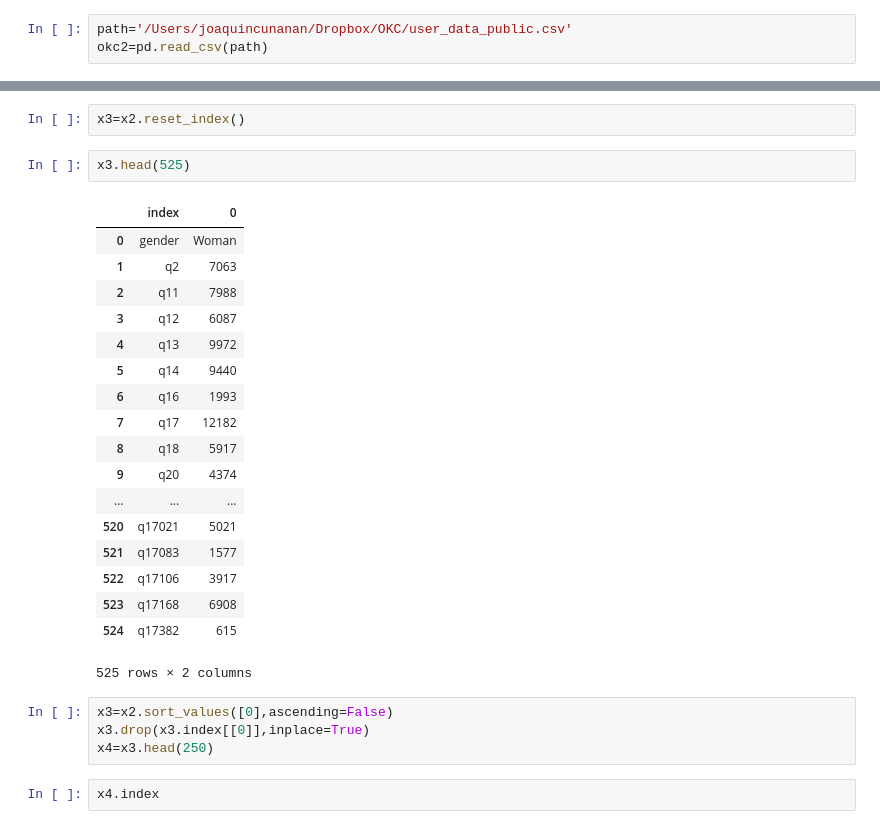
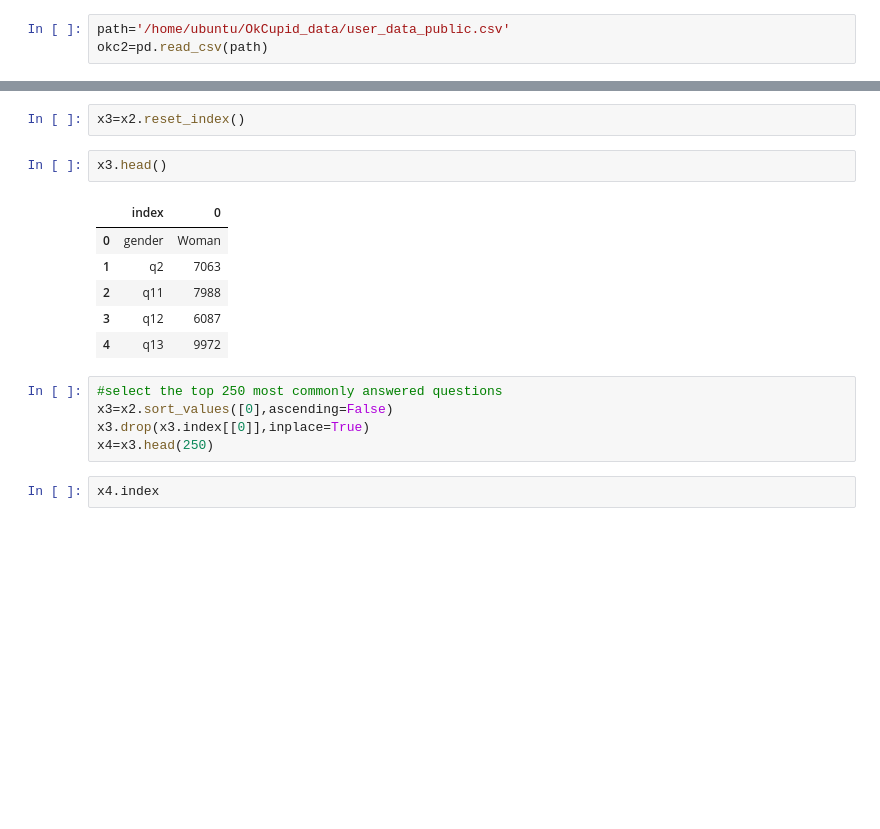
Before and after one commit to jcunanan3/OkCupid, a Jupyter notebook: OKC.ipynb, the cells around one changed output, grey strips where cells are left out. Drawn from its saved outputs; the diff is of its cells as text; blank space fills up the shorter version.

```diff
--- a/OKC.ipynb
+++ b/OKC.ipynb
@@ -150,5 +41,5 @@ p_adven
 # %%
-path='/Users/joaquincunanan/Dropbox/OKC/user_data_public.csv'
+path='/home/ubuntu/OkCupid_data/user_data_public.csv'
 okc2=pd.read_csv(path)
 # %%
 okc2.head()
@@ -260,27 +119,16 @@ x2=x.T
 # %%
 x3=x2.reset_index()
 # %%
-x3.head(525)
+x3.head()
 # %% [output]
 |  | index | 0 |
 | 0 | gender | Woman |
 | 1 | q2 | 7063 |
 | 2 | q11 | 7988 |
 | 3 | q12 | 6087 |
 | 4 | q13 | 9972 |
-| 5 | q14 | 9440 |
-| 6 | q16 | 1993 |
-| 7 | q17 | 12182 |
-| 8 | q18 | 5917 |
-| 9 | q20 | 4374 |
-| ... | ... | ... |
-| 520 | q17021 | 5021 |
-| 521 | q17083 | 1577 |
-| 522 | q17106 | 3917 |
-| 523 | q17168 | 6908 |
-| 524 | q17382 | 615 |
-525 rows × 2 columns
 # %%
+#select the top 250 most commonly answered questions
 x3=x2.sort_values([0],ascending=False)
 x3.drop(x3.index[[0]],inplace=True)
 x4=x3.head(250)
```
Also changed, not shown: parts of 80 cells of this notebook, 3 other files.
